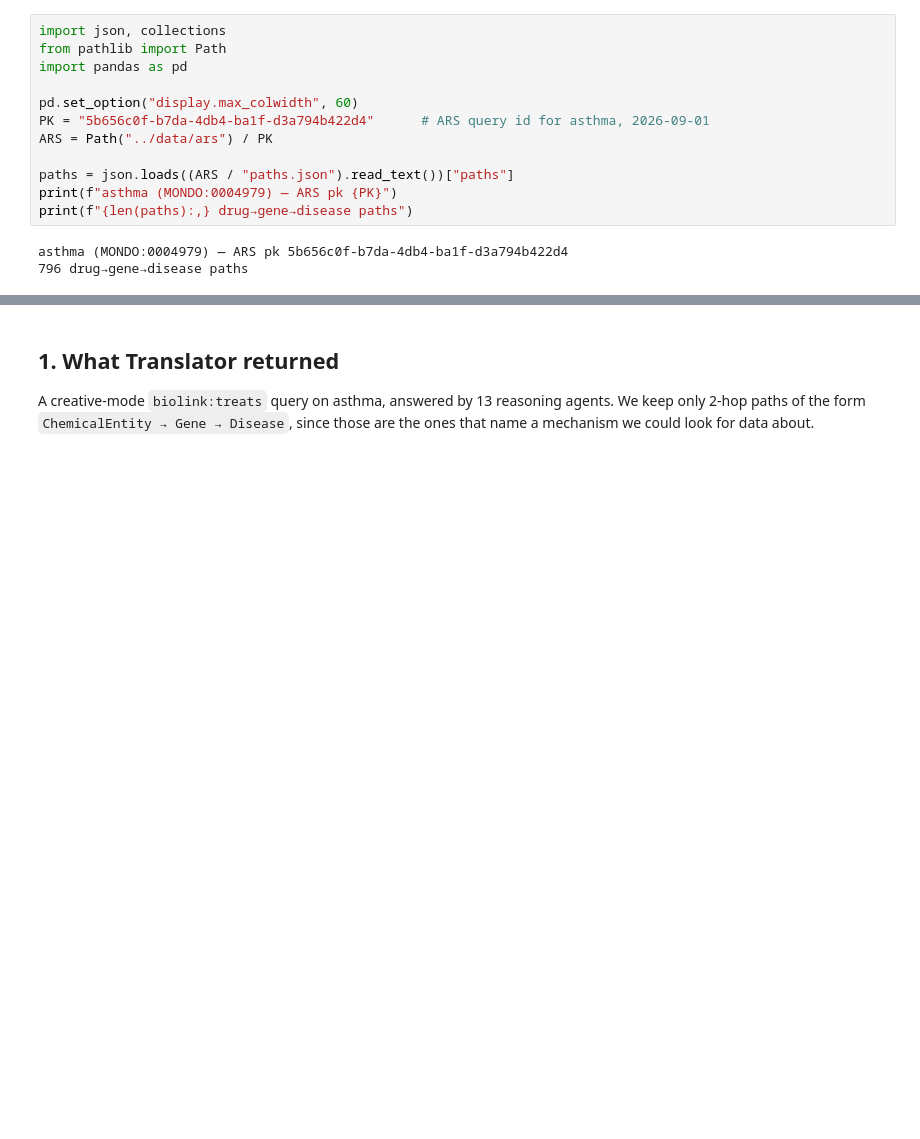
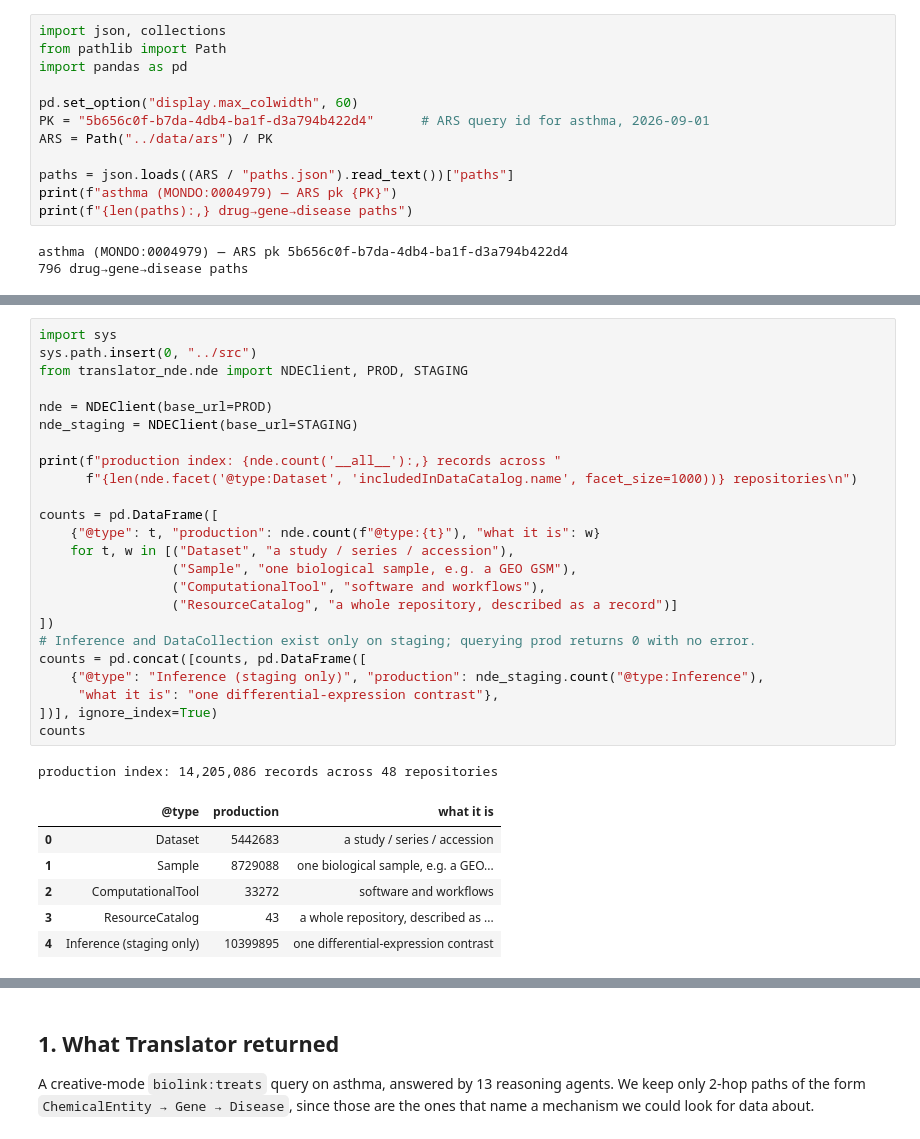
Before and after one commit to andrewsu/translator-nde, a Jupyter notebook: notebooks/asthma_translator_nde.ipynb, the cells around one changed output, grey strips where cells are left out. Cells and saved outputs as stored; diff of their text form; blank space fills up the shorter version.

```diff
--- a/notebooks/asthma_translator_nde.ipynb
+++ b/notebooks/asthma_translator_nde.ipynb
@@ -34,0 +53,32 @@ asthma (MONDO:0004979) — ARS pk 5b656c0f-b7da-4db4-ba1f-d3a794b422d4
+# %%
+import sys
+sys.path.insert(0, "../src")
+from translator_nde.nde import NDEClient, PROD, STAGING
+
+nde = NDEClient(base_url=PROD)
+nde_staging = NDEClient(base_url=STAGING)
+
+print(f"production index: {nde.count('__all__'):,} records across "
+      f"{len(nde.facet('@type:Dataset', 'includedInDataCatalog.name', facet_size=1000))} repositories\n")
+
+counts = pd.DataFrame([
+    {"@type": t, "production": nde.count(f"@type:{t}"), "what it is": w}
+    for t, w in [("Dataset", "a study / series / accession"),
+                 ("Sample", "one biological sample, e.g. a GEO GSM"),
+                 ("ComputationalTool", "software and workflows"),
+                 ("ResourceCatalog", "a whole repository, described as a record")]
+])
+# Inference and DataCollection exist only on staging; querying prod returns 0 with no error.
+counts = pd.concat([counts, pd.DataFrame([
+    {"@type": "Inference (staging only)", "production": nde_staging.count("@type:Inference"),
+     "what it is": "one differential-expression contrast"},
+])], ignore_index=True)
+counts
+# %% [output]
+production index: 14,205,086 records across 48 repositories
+|  | @type | production | what it is |
+| 0 | Dataset | 5442683 | a study / series / accession |
+| 1 | Sample | 8729088 | one biological sample, e.g. a GEO... |
+| 2 | ComputationalTool | 33272 | software and workflows |
+| 3 | ResourceCatalog | 43 | a whole repository, described as ... |
+| 4 | Inference (staging only) | 10399895 | one differential-expression contrast |
```
Also changed, not shown: parts of 5 cells of this notebook.
